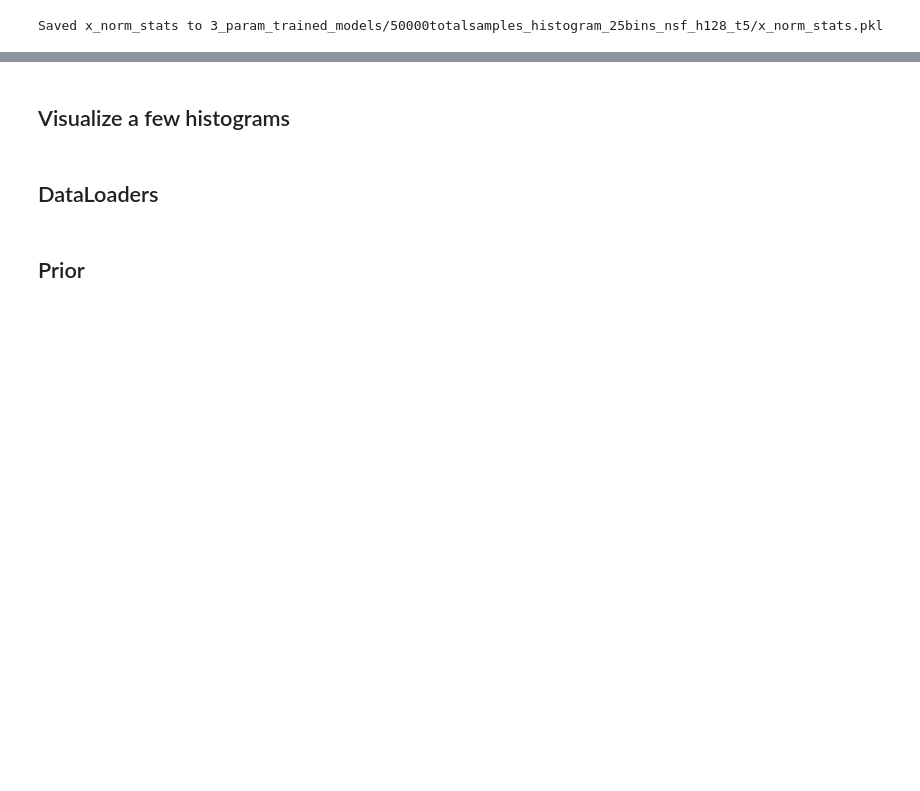
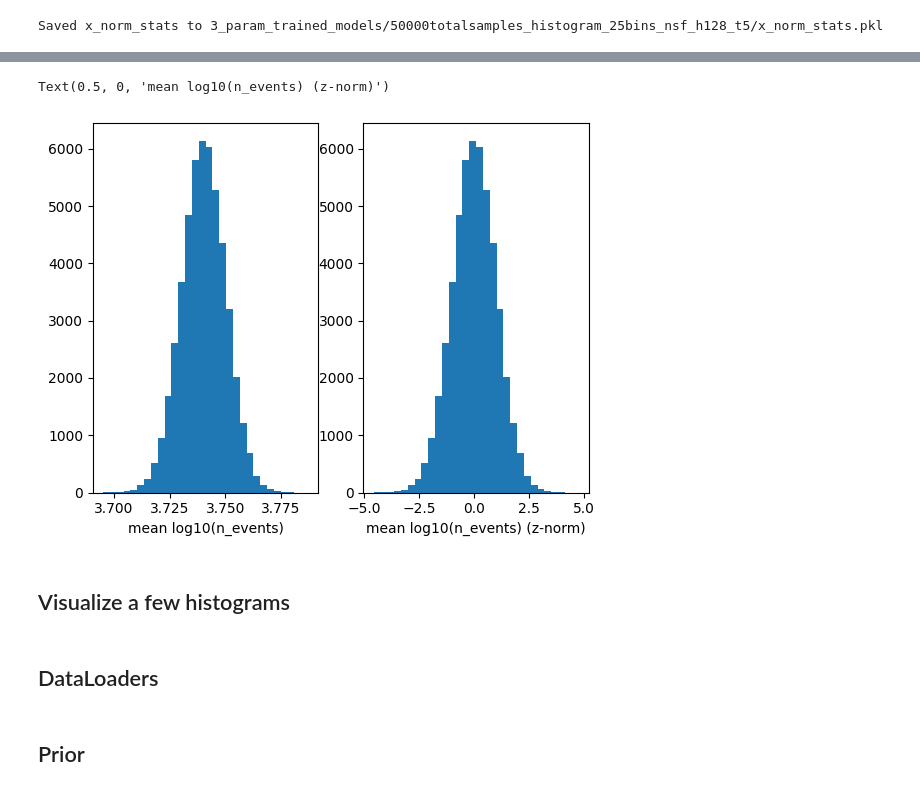
Before and after one commit to plt109/ltu-ili, a Jupyter notebook: notebooks/ambe_fits/poke_histogram.ipynb, the cells around one changed output, grey strips where cells are left out. Cells and saved outputs as stored; diff of their text form; code cells hidden in the pictures; blank space fills up the shorter version.

```diff
--- a/notebooks/ambe_fits/poke_histogram.ipynb
+++ b/notebooks/ambe_fits/poke_histogram.ipynb
@@ -228,3 +241,40 @@ plt.yscale('log')
+# %%
+aa_znorm = (aa - np.mean(aa)) / np.std(aa) # cs1
+dd_znorm = (dd - np.mean(dd)) / np.std(dd) # log10 cs2
+ee_znorm = (ee - np.mean(ee)) / np.std(ee) # n_events
+ff_znorm = (ff - np.mean(ff)) / np.std(ff) # log10(n_events)
+# %%
+'''
+left, right = aa, aa_znorm
+label = 'cs1'
+#'''
+
+'''
+left, right = dd, dd_znorm
+label = 'log10(cs2)'
+#'''
+
+'''
+left, right = ee, ee_znorm
+label = 'n_events'
+#'''
+
+#'''
+left, right = ff, ff_znorm
+label = 'log10(n_events)'
+#'''
+
+plt.figure()
+plt.subplot(121)
+plt.hist(left, bins=30)
+plt.xlabel(f'mean {label}')
+
+plt.subplot(122)
+plt.hist(right, bins=30)
+plt.xlabel(f'mean {label} (z-norm)')
+# %% [output]
+Text(0.5, 0, 'mean log10(n_events) (z-norm)')
+[figure, added]
 # %% [markdown]
 ## Visualize a few histograms
 # %%
```
Also changed, not shown: parts of 14 cells of this notebook, 1 other file.
